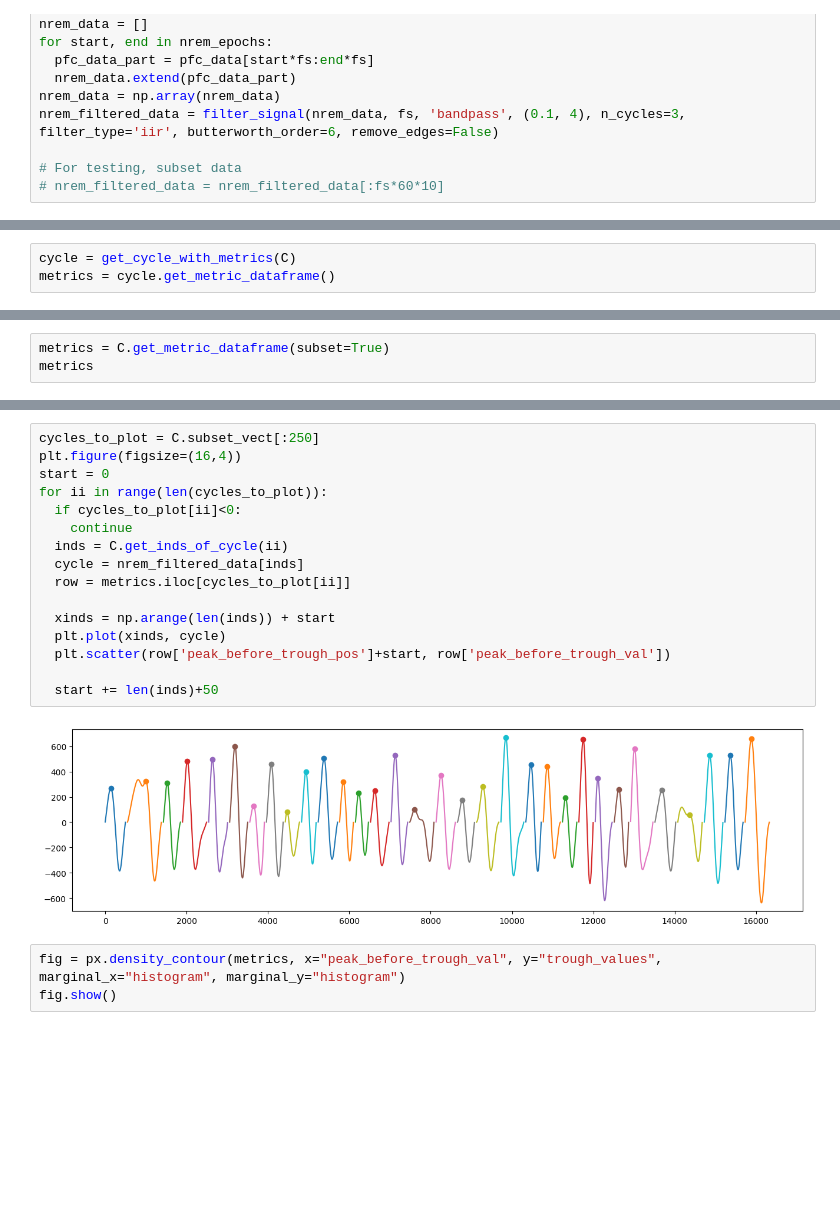
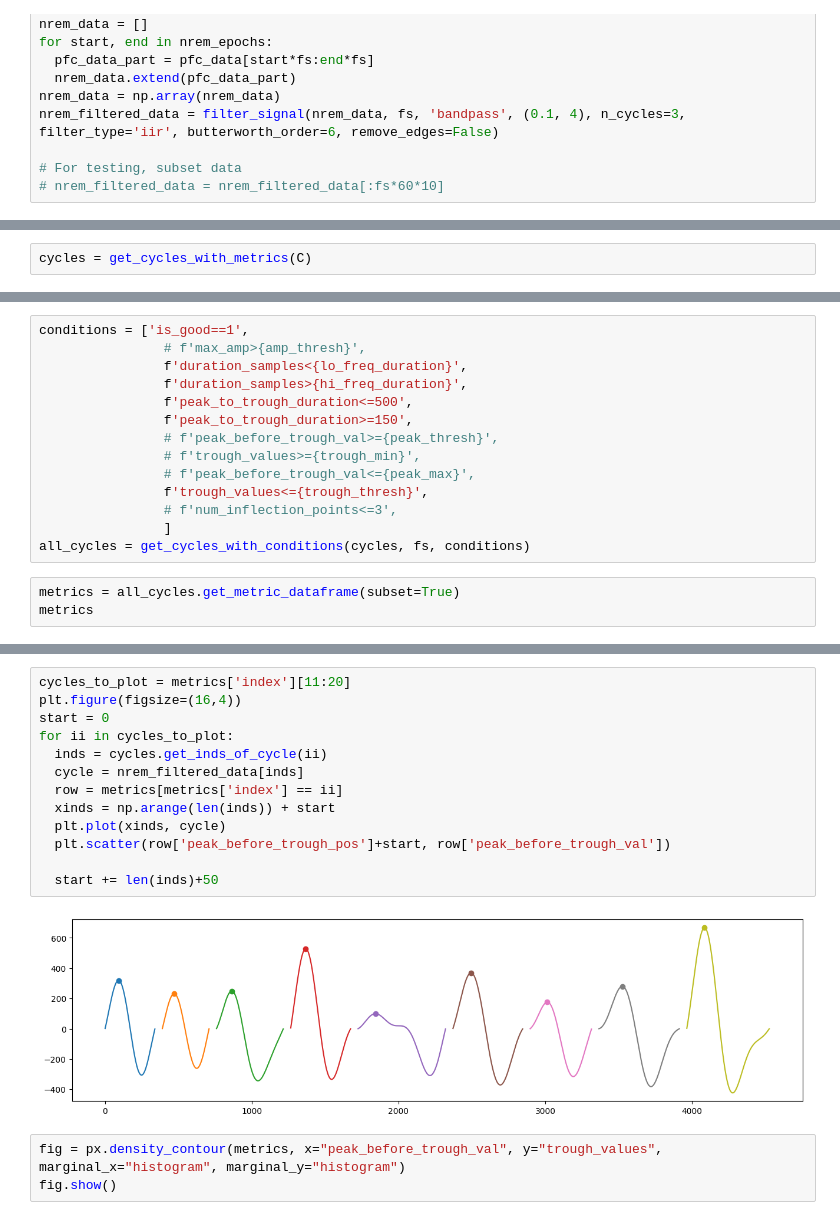
Before and after one commit to AbdelRayan/AutomaticSleepScoring, a Jupyter notebook: Nikhil/Delta_Detection.ipynb, the cells around one changed output, grey strips where cells are left out. Drawn from its saved outputs; the diff is of its cells as text; blank space fills up the shorter version.

```diff
--- a/Nikhil/Delta_Detection.ipynb
+++ b/Nikhil/Delta_Detection.ipynb
@@ -440,3 +203,0 @@ def get_cycle_with_metrics(C, conditions=None):
-# %%
-cycle = get_cycle_with_metrics(C)
-metrics = cycle.get_metric_dataframe()
@@ -443 +221,3 @@ metrics = cycle.get_metric_dataframe()
+# %%
+cycles = get_cycles_with_metrics(C)
 # %%
@@ -459,4 +234,18 @@ C.pick_cycle_subset(conditions)
+# %%
+conditions = ['is_good==1',
+                # f'max_amp>{amp_thresh}',
+                f'duration_samples<{lo_freq_duration}',
+                f'duration_samples>{hi_freq_duration}',
+                f'peak_to_trough_duration<=500',
+                f'peak_to_trough_duration>=150',
+                # f'peak_before_trough_val>={peak_thresh}',
+                # f'trough_values>={trough_min}',
+                # f'peak_before_trough_val<={peak_max}',
+                f'trough_values<={trough_thresh}',
+                # f'num_inflection_points<=3',
+                ]
+all_cycles = get_cycles_with_conditions(cycles, fs, conditions)
 # %%
-metrics = C.get_metric_dataframe(subset=True)
+metrics = all_cycles.get_metric_dataframe(subset=True)
 metrics
 # %% [output]
@@ -476,21 +265,18 @@ metrics
 # %%
-cycles_to_plot = C.subset_vect[:250]
+cycles_to_plot = metrics['index'][11:20]
 plt.figure(figsize=(16,4))
 start = 0
-for ii in range(len(cycles_to_plot)):
-  if cycles_to_plot[ii]<0:
-    continue
-  inds = C.get_inds_of_cycle(ii)
+for ii in cycles_to_plot:
+  inds = cycles.get_inds_of_cycle(ii)
   cycle = nrem_filtered_data[inds]
-  row = metrics.iloc[cycles_to_plot[ii]]
-
+  row = metrics[metrics['index'] == ii]
   xinds = np.arange(len(inds)) + start
   plt.plot(xinds, cycle)
   plt.scatter(row['peak_before_trough_pos']+start, row['peak_before_trough_val'])
 
   start += len(inds)+50
 # %% [output]
-[figure, old version]
+[figure, new version]
 # %%
 fig = px.density_contour(metrics, x="peak_before_trough_val", y="trough_values", marginal_x="histogram", marginal_y="histogram")
 fig.show()
```
Also changed, not shown: parts of 65 cells of this notebook.
